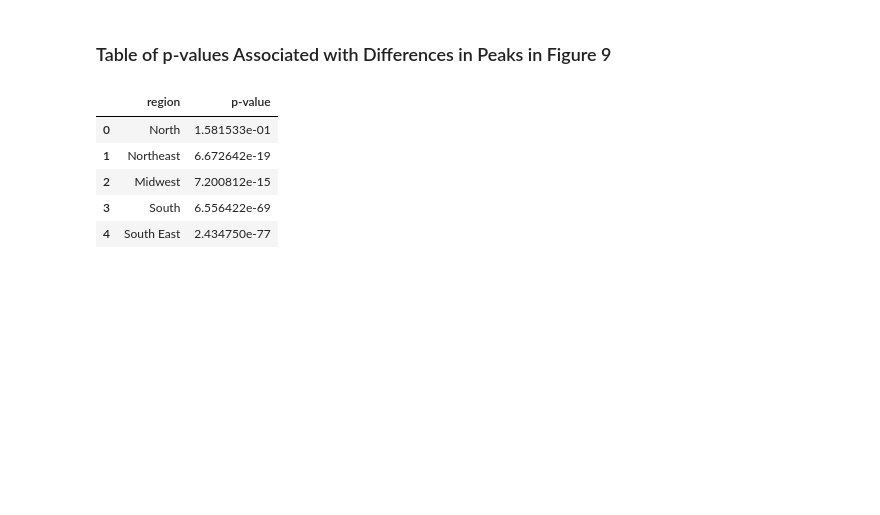
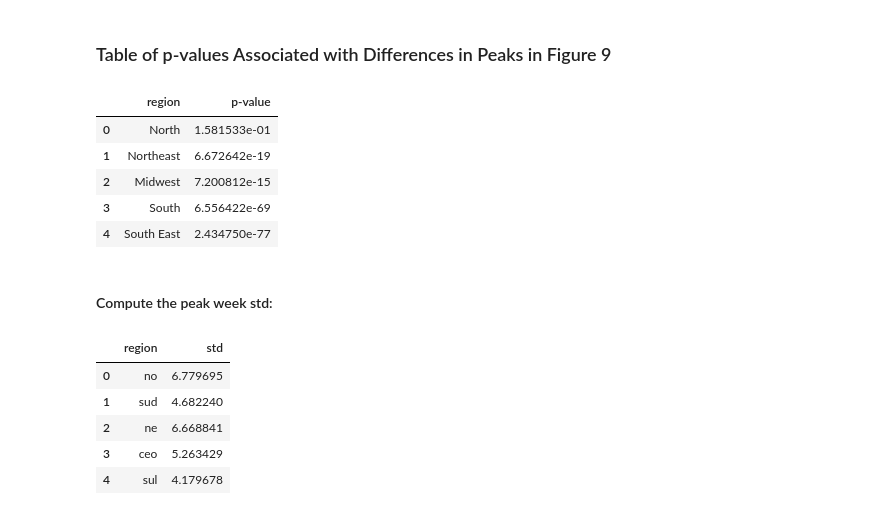
Before and after one commit to eduardocorrearaujo/repo_episcanner_paper, a Jupyter notebook: gen_article_figures.ipynb, the cells around one changed output. Cells and saved outputs as stored; diff of their text form; code cells hidden in the pictures; blank space fills up the shorter version.

```diff
--- a/gen_article_figures.ipynb
+++ b/gen_article_figures.ipynb
@@ -507,3 +486,28 @@ df.head()
 | 4 | South East | 2.434750e-77 |
 # %%
 df.to_csv('data/p-values.csv')
+# %% [markdown]
+#### Compute the peak week std:
+# %%
+df_end_br = pd.DataFrame()
+
+std = []
+for region in ['no', 'sud', 'ne', 'ceo', 'sul']:
+
+    df =  pd.read_csv(f'data/features_{region}.csv.gz', index_col = 'Unnamed: 0')
+
+    std.append(df['peak_week'].std())
+# %%
+df = pd.DataFrame()
+
+df['region'] = ['no', 'sud', 'ne', 'ceo', 'sul']
+df['std'] = std
+
+df.head()
+# %% [output]
+|  | region | std |
+| 0 | no | 6.779695 |
+| 1 | sud | 4.682240 |
+| 2 | ne | 6.668841 |
+| 3 | ceo | 5.263429 |
+| 4 | sul | 4.179678 |
```
Also changed, not shown: parts of 6 cells of this notebook, 3 other files.
